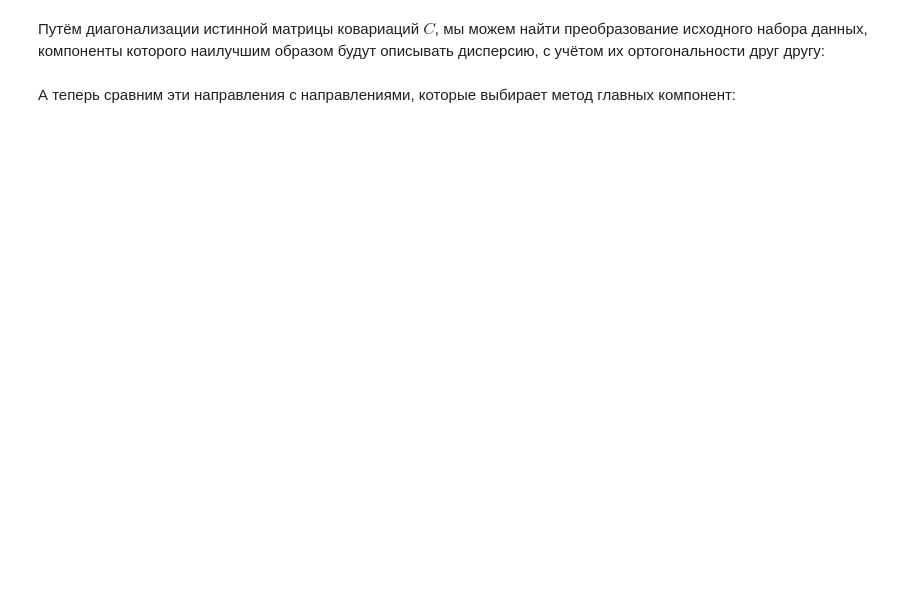
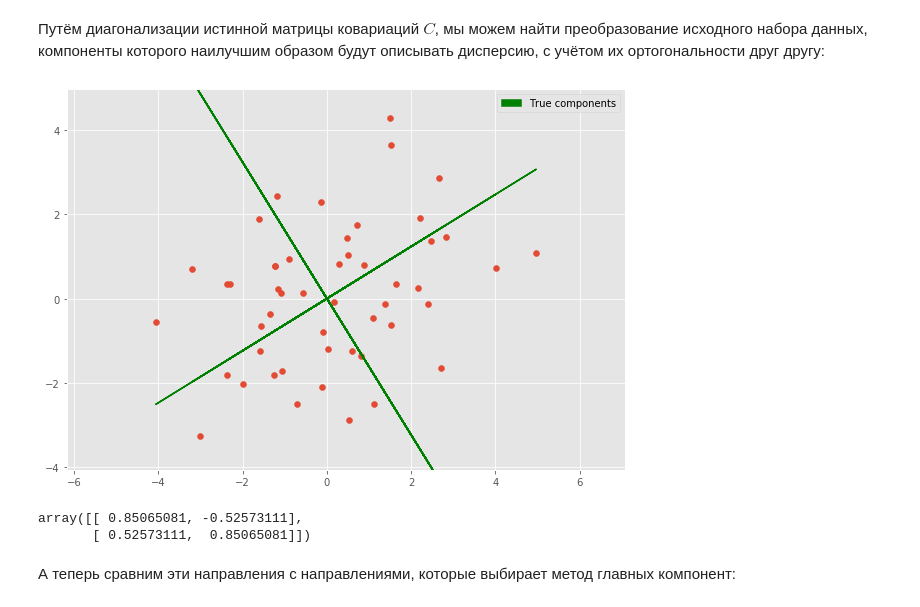
Before and after one commit to nesov777/ML-C3W2, a Jupyter notebook: PCA.ipynb, the cells around one changed output. Drawn from its saved outputs; the diff is of its cells as text; code cells hidden in the pictures; blank space fills up the shorter version.

```diff
--- a/PCA.ipynb
+++ b/PCA.ipynb
@@ -75,18 +98,26 @@ plt.show()
 # %%
 v, W_true = np.linalg.eig(C)
 
+plt.figure(figsize=(10, 7))
 plt.scatter(data[:,0], data[:,1])
 # построим истинные компоненты, вдоль которых максимальна дисперсия данных
 plt.plot(data[:,0], (W_true[0,0]/W_true[0,1])*data[:,0], color="g")
 plt.plot(data[:,0], (W_true[1,0]/W_true[1,1])*data[:,0], color="g")
 g_patch = mpatches.Patch(color='g', label='True components')
 plt.legend(handles=[g_patch])
 plt.axis('equal')
 limits = [np.minimum(np.amin(data[:,0]), np.amin(data[:,1])),
           np.maximum(np.amax(data[:,0]), np.amax(data[:,1]))]
 plt.xlim(limits[0],limits[1])
 plt.ylim(limits[0],limits[1])
 plt.draw()
+# %% [output]
+[figure, added]
+# %%
+W_true
+# %% [output]
+array([[ 0.85065081, -0.52573111],
+       [ 0.52573111,  0.85065081]])
 # %% [markdown]
 А теперь сравним эти направления с направлениями, которые выбирает метод главных компонент:
 # %%
```
Also changed, not shown: parts of 19 cells of this notebook, 2 other files.
